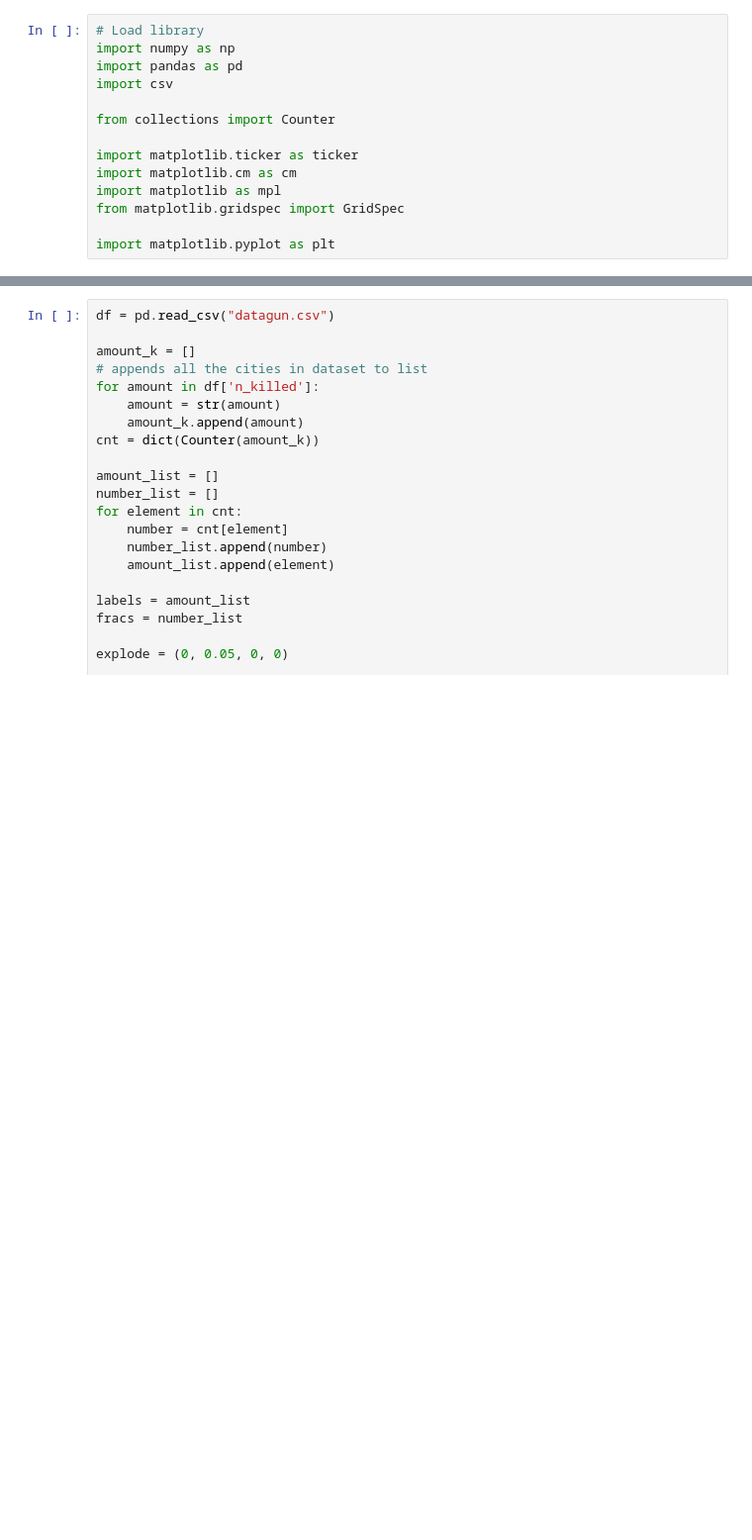
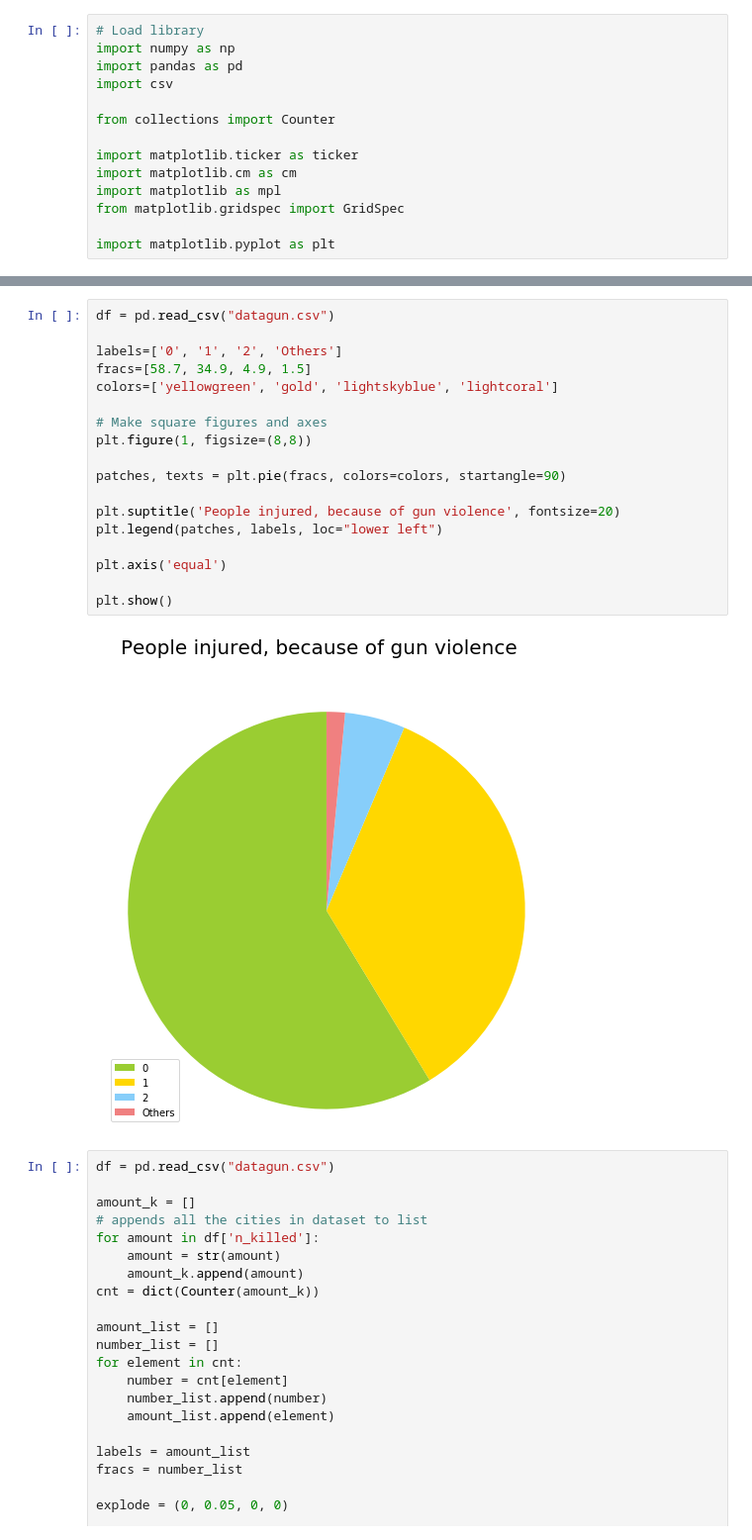
Before and after one commit to nils2/DataProcessing, a Jupyter notebook: Chart_pies.ipynb, the cells around one changed output, grey strips where cells are left out. Shown: that part at 99% size. Cells and saved outputs as stored; diff of their text form; blank space fills up the shorter version.

Commit message:
pie charts and barcharts got a new look, damn girl you fine!

```diff
--- a/Chart_pies.ipynb
+++ b/Chart_pies.ipynb
@@ -96,6 +45,26 @@ plt.suptitle('People injured, because of gun violence', fontsize=16)
 plt.show()
 # %% [output]
 [figure]
+# %%
+df = pd.read_csv("datagun.csv")
+
+labels=['0', '1', '2', 'Others']
+fracs=[58.7, 34.9, 4.9, 1.5]
+colors=['yellowgreen', 'gold', 'lightskyblue', 'lightcoral']
+
+# Make square figures and axes
+plt.figure(1, figsize=(8,8))
+
+patches, texts = plt.pie(fracs, colors=colors, startangle=90)
+
+plt.suptitle('People injured, because of gun violence', fontsize=20)
+plt.legend(patches, labels, loc="lower left")
+
+plt.axis('equal')
+
+plt.show()
+# %% [output]
+[figure, added]
 # %%
 df = pd.read_csv("datagun.csv")
 
```
Also changed, not shown: parts of 4 cells of this notebook, 6 other files.
